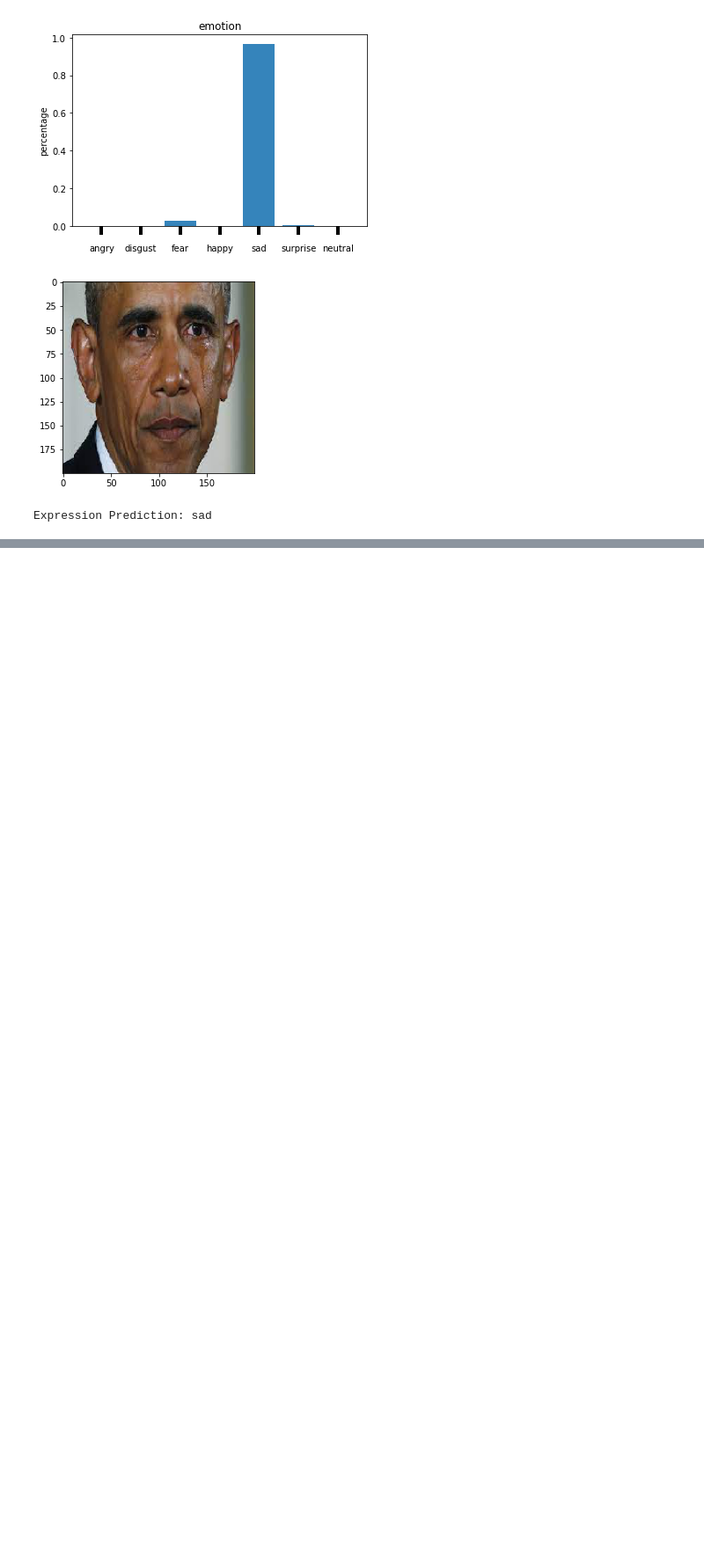
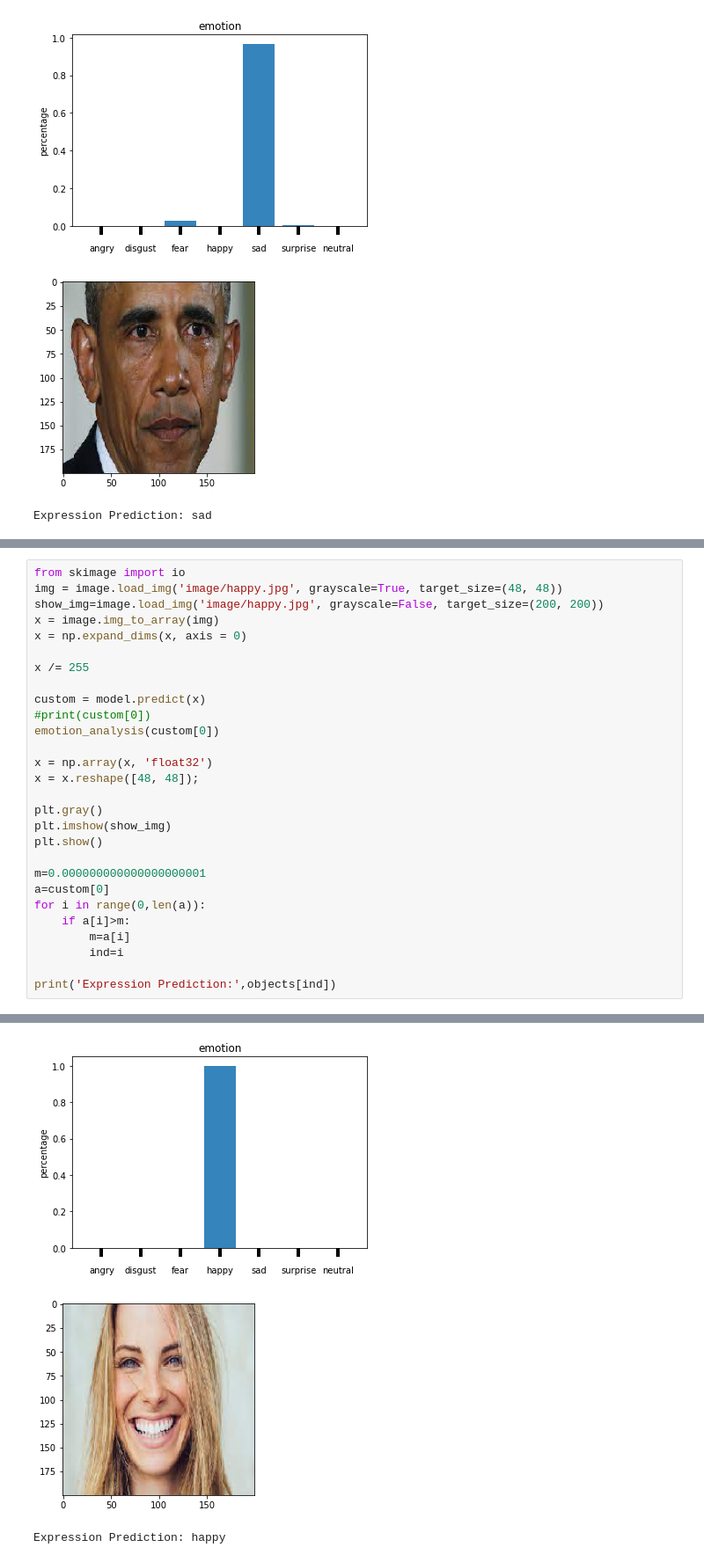
Before and after one commit to emhzfaj/deep_learning, a Jupyter notebook: facial-expression-detection-cnn.ipynb, the cells around one changed output, grey strips where cells are left out. Shown: that part at 88% size. Cells and saved outputs as stored; diff of their text form; blank space fills up the shorter version.

```diff
--- a/facial-expression-detection-cnn.ipynb
+++ b/facial-expression-detection-cnn.ipynb
@@ -364,0 +398,29 @@ Expression Prediction: happy
+# %%
+from skimage import io
+img = image.load_img('image/happy.jpg', grayscale=True, target_size=(48, 48))
+show_img=image.load_img('image/happy.jpg', grayscale=False, target_size=(200, 200))
+x = image.img_to_array(img)
+x = np.expand_dims(x, axis = 0)
+
+x /= 255
+
+custom = model.predict(x)
+#print(custom[0])
+emotion_analysis(custom[0])
+
+x = np.array(x, 'float32')
+x = x.reshape([48, 48]);
+
+plt.gray()
+plt.imshow(show_img)
+plt.show()
+
+m=0.000000000000000000001
+a=custom[0]
+for i in range(0,len(a)):
+    if a[i]>m:
+        m=a[i]
+        ind=i
+
+print('Expression Prediction:',objects[ind])
+# %% [output]
@@ -364,0 +428,3 @@ Expression Prediction: happy
+[figure, added]
+[figure, added]
+Expression Prediction: happy
```
Also changed, not shown: parts of 3 cells of this notebook.
